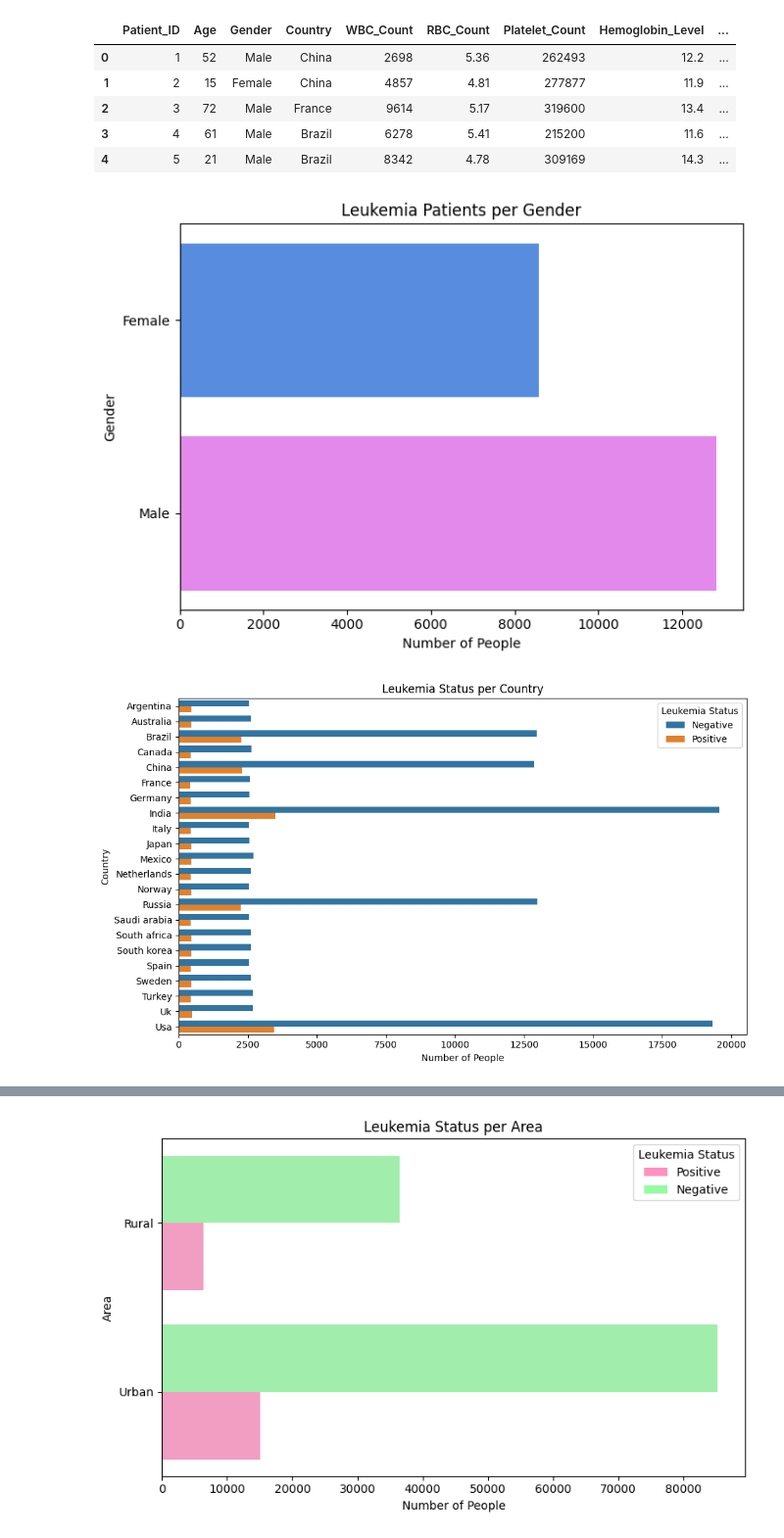
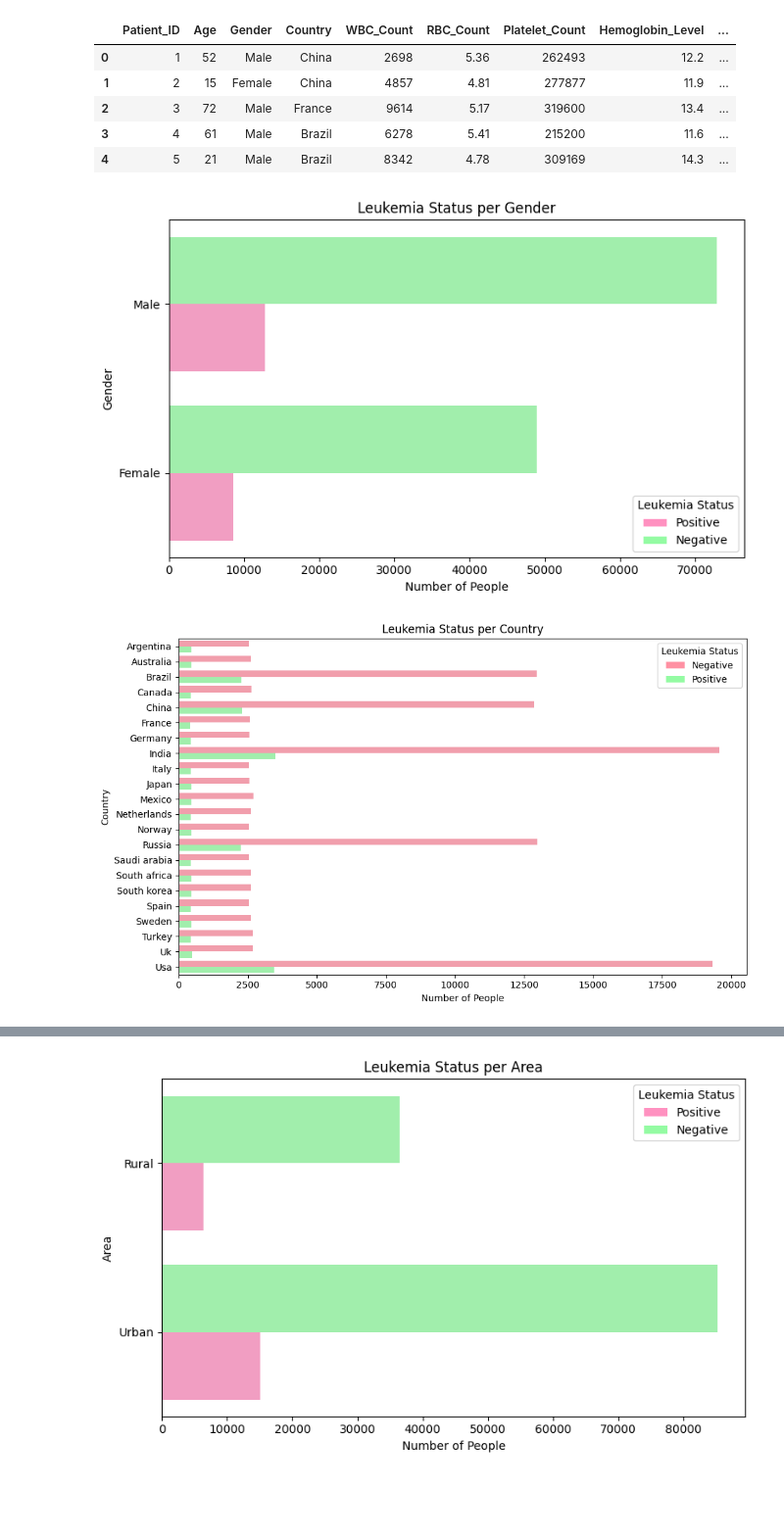
Before and after one commit to andreeriga/Scientific-Visualization-Magistrale, a Jupyter notebook: notebooks/leukemia.ipynb, the cells around one changed output, grey strips where cells are left out. Shown at 98% size. Drawn from its saved outputs; the diff is of its cells as text; code cells hidden in the pictures; blank space fills up the shorter version.

Commit message:
rechecked all the graphs, some doubt on the last graphs for leukemia

```diff
--- a/notebooks/leukemia.ipynb
+++ b/notebooks/leukemia.ipynb
@@ -16,40 +16,52 @@ df.head(5)
 | 3 | 4 | 61 | Male | Brazil | 6278 | 5.41 | 215200 | 11.6 | ... |
 | 4 | 5 | 21 | Male | Brazil | 8342 | 4.78 | 309169 | 14.3 | ... |
 # %%
-import pandas as pd
-import seaborn as sns
-import matplotlib.pyplot as plt
-
+# Leggi il datase
 df = pd.read_csv("../data/leukemia_dataset.csv")
 
-# Filtra solo pazienti con leucemia
-df_positive = df[df["Leukemia_Status"].str.strip().str.capitalize() == "Positive"]
+# Normalizza i valori
+df['Leukemia_Status'] = df['Leukemia_Status'].str.strip().str.capitalize()
+df['Gender'] = df['Gender'].str.strip().str.capitalize()
 
-plt.figure(figsize=(7,5))
+plt.figure(figsize=(8,5))
 
-# Palette personalizzata per Gender
+# Palette con alpha
 palette = {
-    "Female": (66/255, 135/255, 245/255),  # blu
-    "Male": (242/255, 121/255, 252/255)    # rosa/lilla
+    "Positive": (255/255, 0/255, 111/255, 0.6),
+    "Negative": (7/255, 247/255, 43/255, 0.6)
 }
 
-sns.countplot(
-    data=df_positive,
+# Countplot con barre affiancate
+ax = sns.countplot(
+    data=df,
     y="Gender",
-    hue="Gender",  # ora hue = Gender per avere i colori distinti
-    palette=palette,
-    dodge=False    # le barre si sovrappongono perché hue = y
+    hue="Leukemia_Status",
+    dodge=True,
+    palette=palette
 )
 
-plt.title("Leukemia Patients per Gender")
+# Imposta alpha sulle barre
+for bars in ax.containers:
+    for bar in bars:
+        bar.set_alpha(0.43)
+
+# Legenda personalizzata
+handles = [
+    Patch(facecolor=(255/255, 0/255, 111/255, 0.43), label="Positive"),
+    Patch(facecolor=(7/255, 247/255, 43/255, 0.43), label="Negative")
+]
+ax.legend(handles=handles, title="Leukemia Status")
+
 plt.xlabel("Number of People")
 plt.ylabel("Gender")
+plt.title("Leukemia Status per Gender")
 
 plt.tight_layout()
 plt.show()
 # %% [output]
-[figure, old version]
+[figure, new version]
 # %%
+
 # Leggi il dataset
 df = pd.read_csv("../data/leukemia_dataset.csv")
 
@@ -66,21 +78,39 @@ count_df = (
 
 plt.figure(figsize=(10,6))
 
-# Barplot orizzontale con conteggi assoluti
-sns.barplot(
+# Definisci la palette con i colori desiderati
+palette = {
+    "Negative": (1, 0, 43/255, 0.43),   # rosso con alpha
+    "Positive": (7/255, 247/255, 43/255, 0.43)  # verde con alpha
+}
+
+# Barplot orizzontale con conteggi assoluti e palette
+ax = sns.barplot(
     data=count_df,
     y="Country",
     x="Count",
     hue="Leukemia_Status",
-    dodge=True
+    dodge=True,
+    palette=palette
 )
+
+# Imposta alpha sulle barre (già incluso nella palette)
+for bars in ax.containers:
+    for bar in bars:
+        bar.set_alpha(0.43)
+
+# Legenda personalizzata
+handles = [
+    Patch(facecolor=(1, 0, 43/255, 0.43), label="Negative"),
+    Patch(facecolor=(7/255, 247/255, 43/255, 0.43), label="Positive")
+]
+ax.legend(handles=handles, title="Leukemia Status", loc='upper right')
 
 plt.xlabel("Number of People")
 plt.ylabel("Country")
 plt.title("Leukemia Status per Country")
-plt.legend(title="Leukemia Status", loc='upper right')
 plt.tight_layout()
 plt.show()
 # %% [output]
-[figure, old version]
+[figure, new version]
 # %%
```
Also changed, not shown: parts of 3 cells of this notebook, 2 other files.
